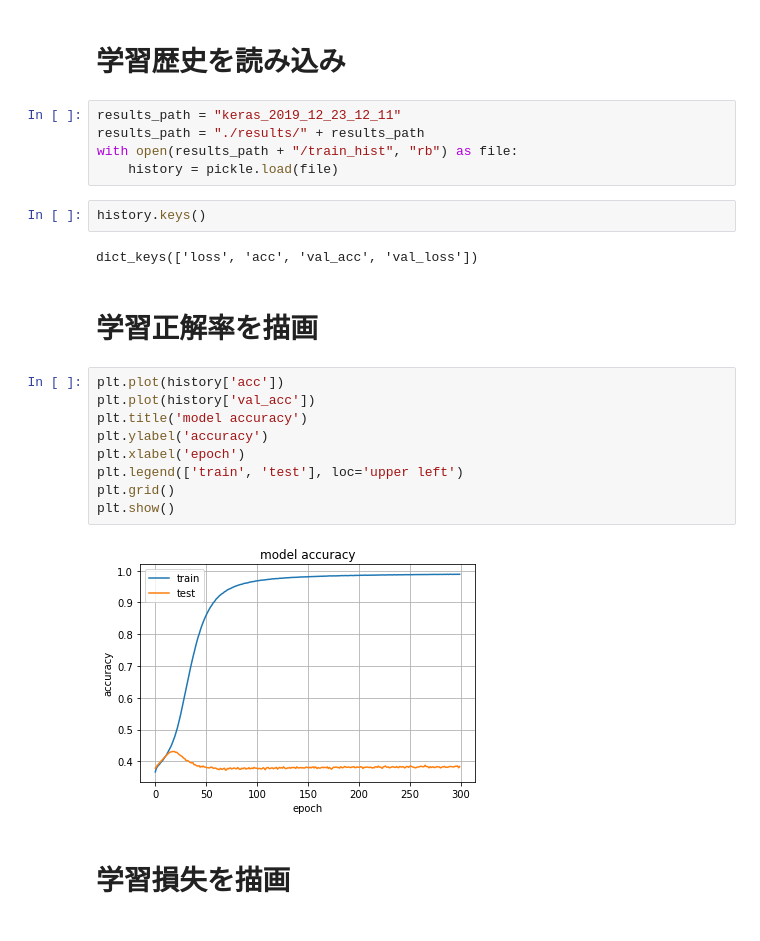
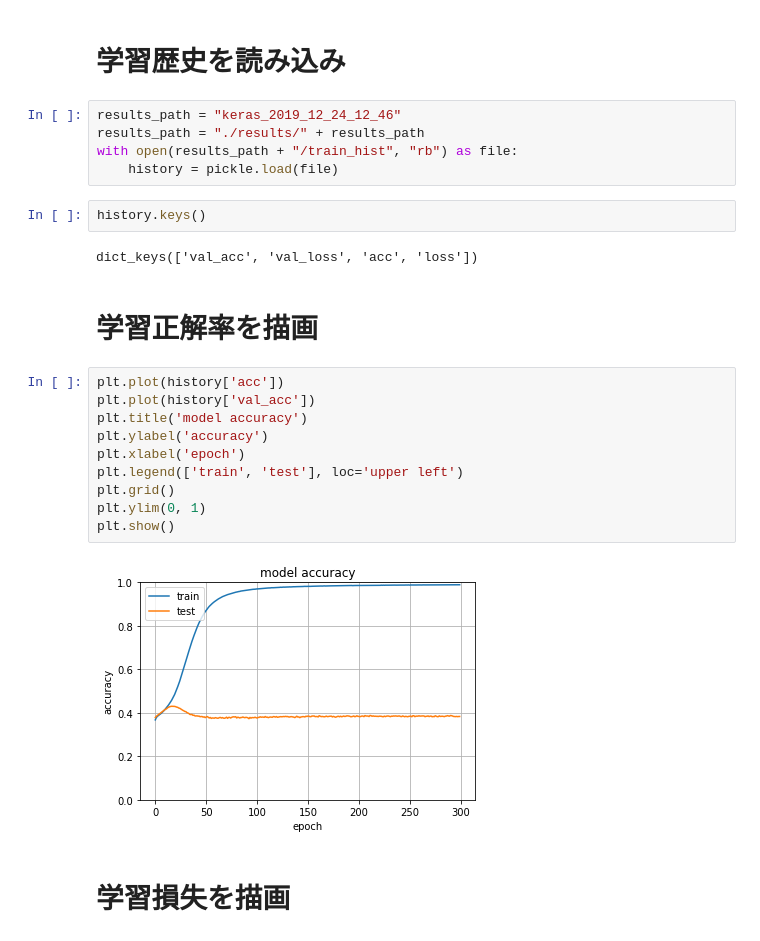
Before and after one commit to amar-enkhbat/graduation_thesis_2019, a Jupyter notebook: keras_eval.ipynb, the cells around one changed output. Saved outputs shown, nothing was run; the diff lists cells and outputs as text.

Commit message:
added history plot, training 24th

```diff
--- a/keras_eval.ipynb
+++ b/keras_eval.ipynb
@@ -11,27 +11,28 @@ import pandas as pd
 # %% [markdown]
 # 学習歴史を読み込み
 # %%
-results_path = "keras_2019_12_23_12_11"
+results_path = "keras_2019_12_24_12_46"
 results_path = "./results/" + results_path
 with open(results_path + "/train_hist", "rb") as file:
     history = pickle.load(file)
 # %%
 history.keys()
 # %% [output]
-dict_keys(['loss', 'acc', 'val_acc', 'val_loss'])
+dict_keys(['val_acc', 'val_loss', 'acc', 'loss'])
 # %% [markdown]
 # 学習正解率を描画
 # %%
 plt.plot(history['acc'])
 plt.plot(history['val_acc'])
 plt.title('model accuracy')
 plt.ylabel('accuracy')
 plt.xlabel('epoch')
 plt.legend(['train', 'test'], loc='upper left')
 plt.grid()
+plt.ylim(0, 1)
 plt.show()
 # %% [output]
-[figure, old version]
+[figure, new version]
 # %% [markdown]
 # 学習損失を描画
 # %%
```
Also changed, not shown: parts of 7 cells of this notebook, 3 other files.
